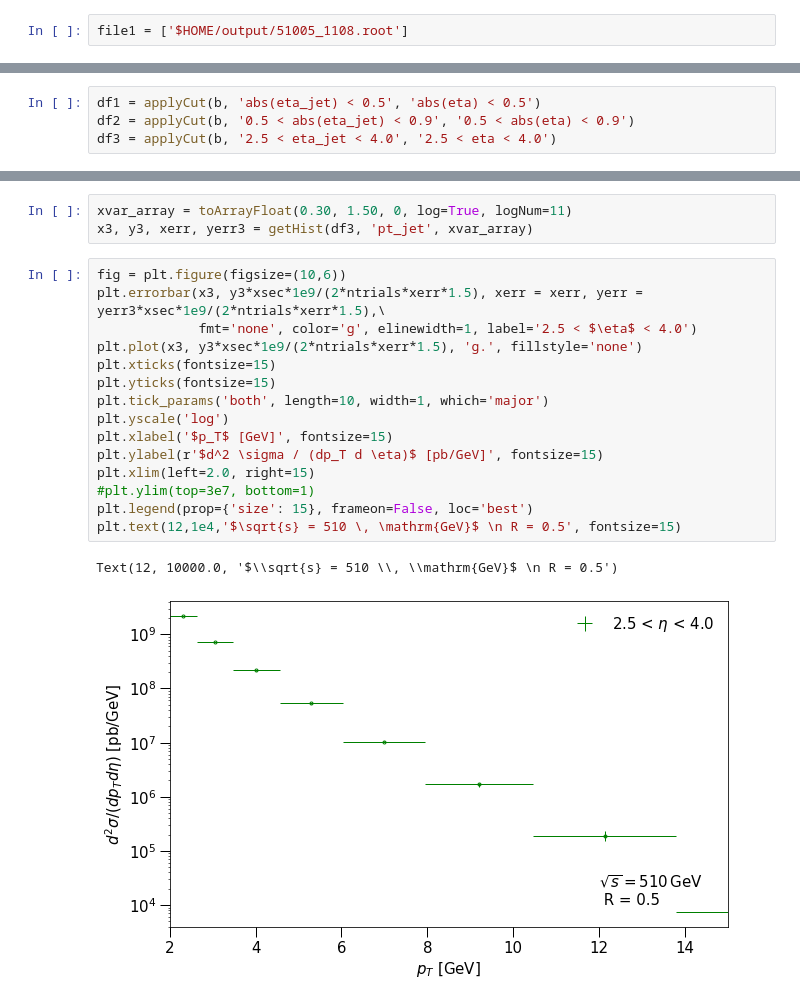
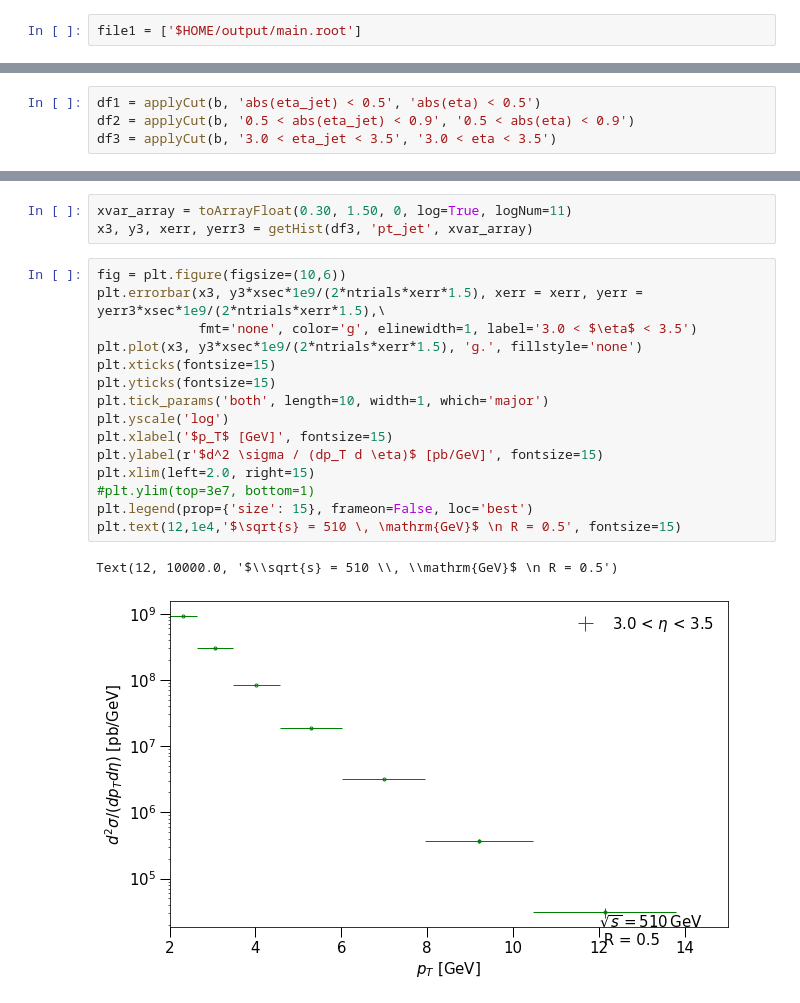
Before and after one commit to y-song/star_analysis, a Jupyter notebook: pp510.ipynb, the cells around one changed output, grey strips where cells are left out. Cells and saved outputs as stored; diff of their text form.

Commit message:
updated labels for jet spectrum plots

```diff
--- a/pp510.ipynb
+++ b/pp510.ipynb
@@ -69,7 +69,7 @@ def flattenDf(a):
     df
     return df
 # %%
-file1 = ['$HOME/output/51005_1108.root']
+file1 = ['$HOME/output/main.root']
 # %%
 a = getData(file1)
 # %%
@@ -109,5 +109,5 @@ b
 # %%
 df1 = applyCut(b, 'abs(eta_jet) < 0.5', 'abs(eta) < 0.5')
 df2 = applyCut(b, '0.5 < abs(eta_jet) < 0.9', '0.5 < abs(eta) < 0.9')
-df3 = applyCut(b, '2.5 < eta_jet < 4.0', '2.5 < eta < 4.0')
+df3 = applyCut(b, '3.0 < eta_jet < 3.5', '3.0 < eta < 3.5')
 # %% [output]
@@ -171,18 +175,18 @@ x3, y3, xerr, yerr3 = getHist(df3, 'pt_jet', xvar_array)
 # %%
 fig = plt.figure(figsize=(10,6))
 plt.errorbar(x3, y3*xsec*1e9/(2*ntrials*xerr*1.5), xerr = xerr, yerr = yerr3*xsec*1e9/(2*ntrials*xerr*1.5),\
-             fmt='none', color='g', elinewidth=1, label='2.5 < $\eta$ < 4.0')
+             fmt='none', color='g', elinewidth=1, label='3.0 < $\eta$ < 3.5')
 plt.plot(x3, y3*xsec*1e9/(2*ntrials*xerr*1.5), 'g.', fillstyle='none')
 plt.xticks(fontsize=15)
 plt.yticks(fontsize=15)
 plt.tick_params('both', length=10, width=1, which='major')
 plt.yscale('log')
 plt.xlabel('$p_T$ [GeV]', fontsize=15)
 plt.ylabel(r'$d^2 \sigma / (dp_T d \eta)$ [pb/GeV]', fontsize=15)
 plt.xlim(left=2.0, right=15)
 #plt.ylim(top=3e7, bottom=1)
 plt.legend(prop={'size': 15}, frameon=False, loc='best')
 plt.text(12,1e4,'$\sqrt{s} = 510 \, \mathrm{GeV}$ \n R = 0.5', fontsize=15)
 # %% [output]
 Text(12, 10000.0, '$\\sqrt{s} = 510 \\, \\mathrm{GeV}$ \n R = 0.5')
-[figure, old version]
+[figure, new version]
```
Also changed, not shown: parts of 6 cells of this notebook, 1 other file.
